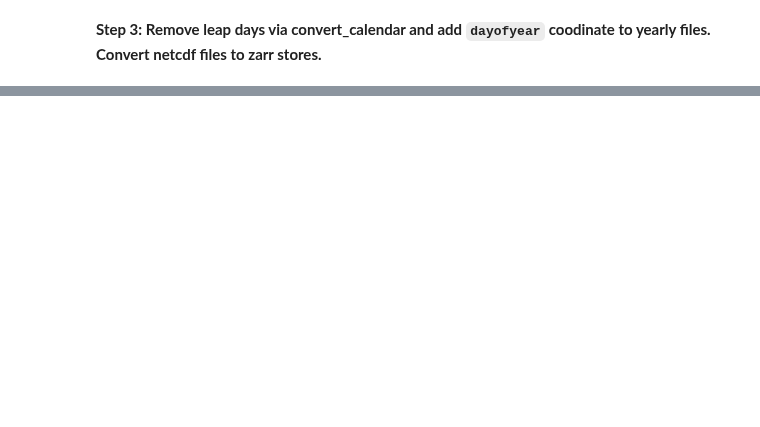
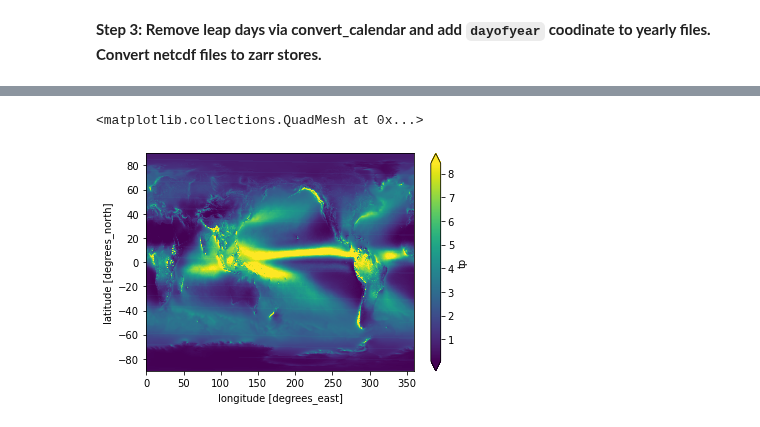
Before and after one commit to ClimateImpactLab/downscaleCMIP6, a Jupyter notebook: notebooks/era5_workflow/convert_era5_to_zarr.ipynb, the cells around one changed output, grey strips where cells are left out. Drawn from its saved outputs; the diff is of its cells as text; code cells hidden in the pictures; blank space fills up the shorter version.

```diff
--- a/notebooks/era5_workflow/convert_era5_to_zarr.ipynb
+++ b/notebooks/era5_workflow/convert_era5_to_zarr.ipynb
@@ -246,0 +321,5 @@ v1.1
+# %%
+ds_testread['tp'].mean(dim='time').plot(robust=True)
+# %% [output]
+<matplotlib.collections.QuadMesh at 0x...>
+[figure, added]
```
Also changed, not shown: parts of 47 cells of this notebook.
